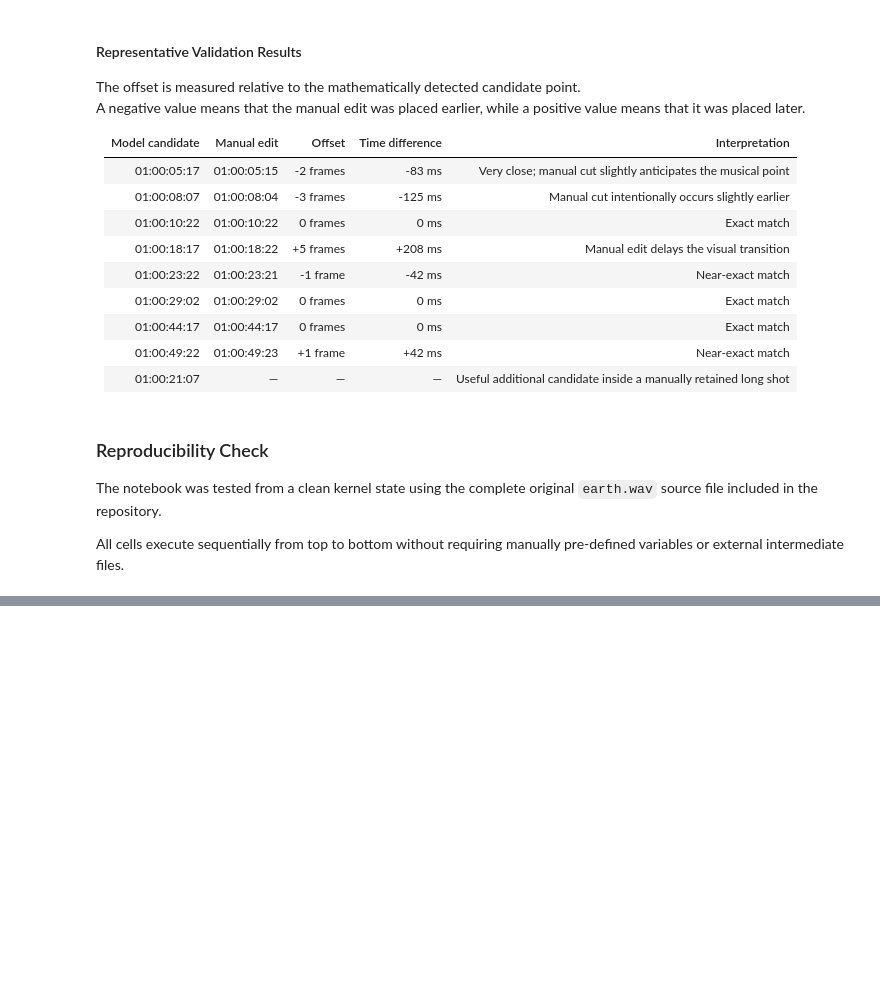
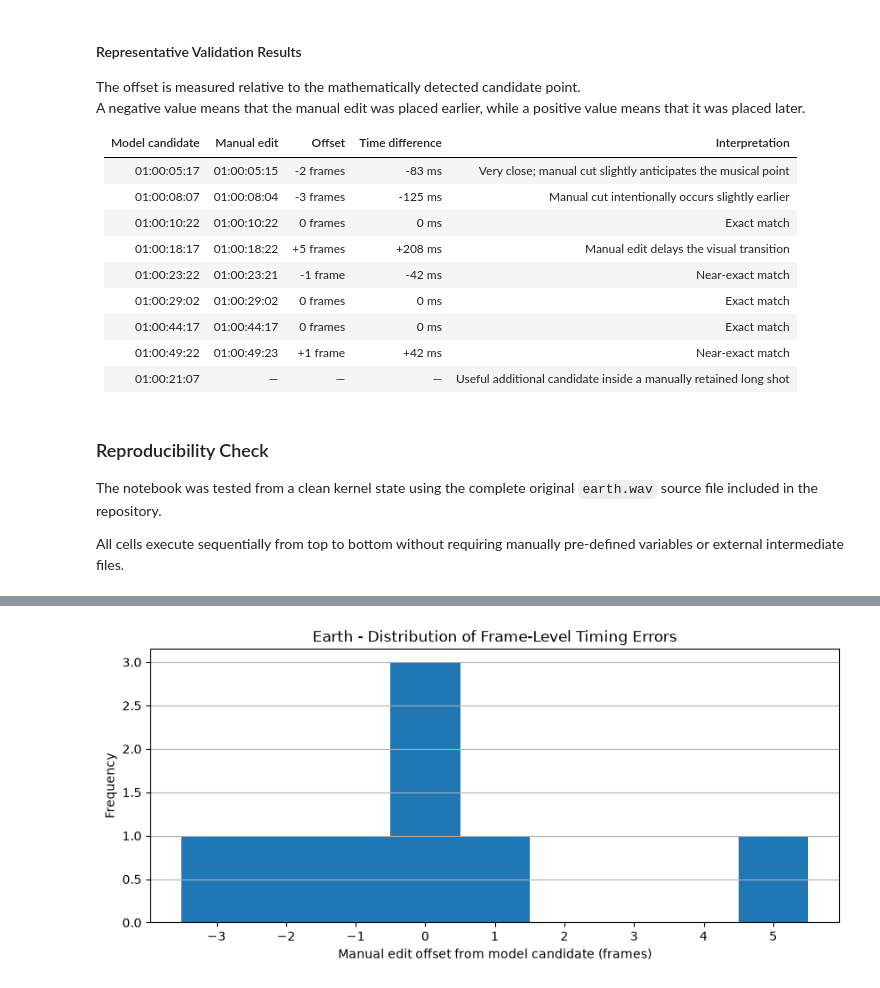
Before and after one commit to sradev81/Hidden-Pulse, a Jupyter notebook: hidden_pulse_analysis.ipynb, the cells around one changed output, grey strips where cells are left out. Cells and saved outputs as stored; diff of their text form; code cells hidden in the pictures; blank space fills up the shorter version.

Commit message:
Quantitative timing validation metrics

```diff
--- a/hidden_pulse_analysis.ipynb
+++ b/hidden_pulse_analysis.ipynb
@@ -617,0 +700,18 @@ All cells execute sequentially from top to bottom without requiring manually pre
+# %%
+plt.figure(figsize=(10, 4))
+
+bins = np.arange(frame_errors.min() - 0.5,
+                 frame_errors.max() + 1.5,
+                 1)
+
+plt.hist(frame_errors, bins=bins)
+
+plt.xlabel("Manual edit offset from model candidate (frames)")
+plt.ylabel("Frequency")
+plt.title("Earth - Distribution of Frame-Level Timing Errors")
+plt.xticks(np.arange(frame_errors.min(), frame_errors.max() + 1))
+plt.grid(axis="y")
+
+plt.show()
+# %% [output]
+[figure, added]
```
Also changed, not shown: parts of 2 cells of this notebook.
